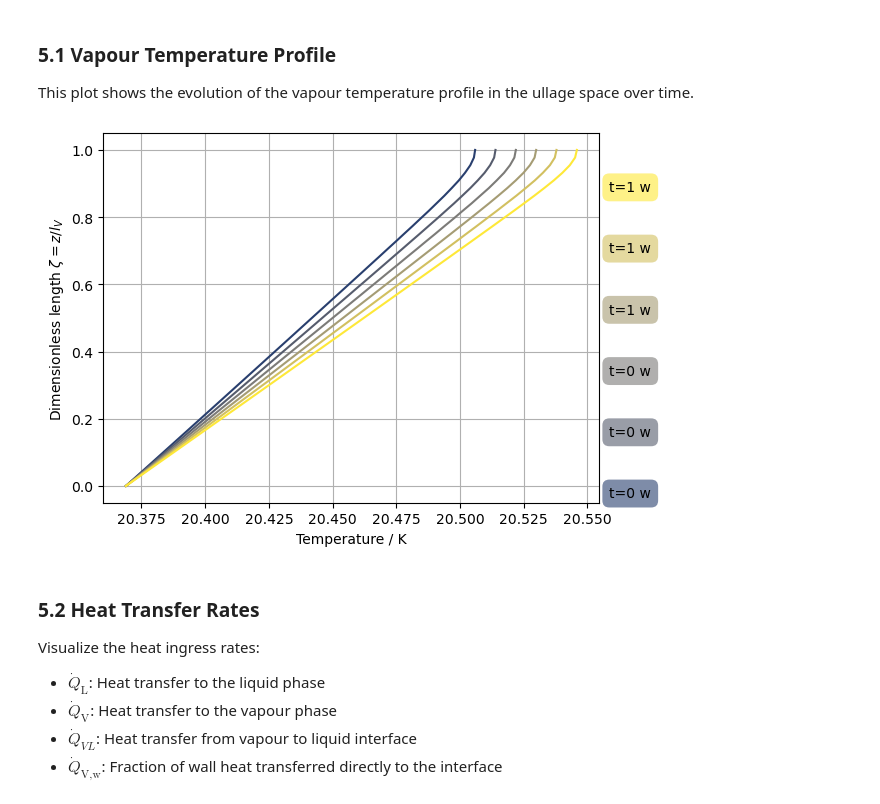
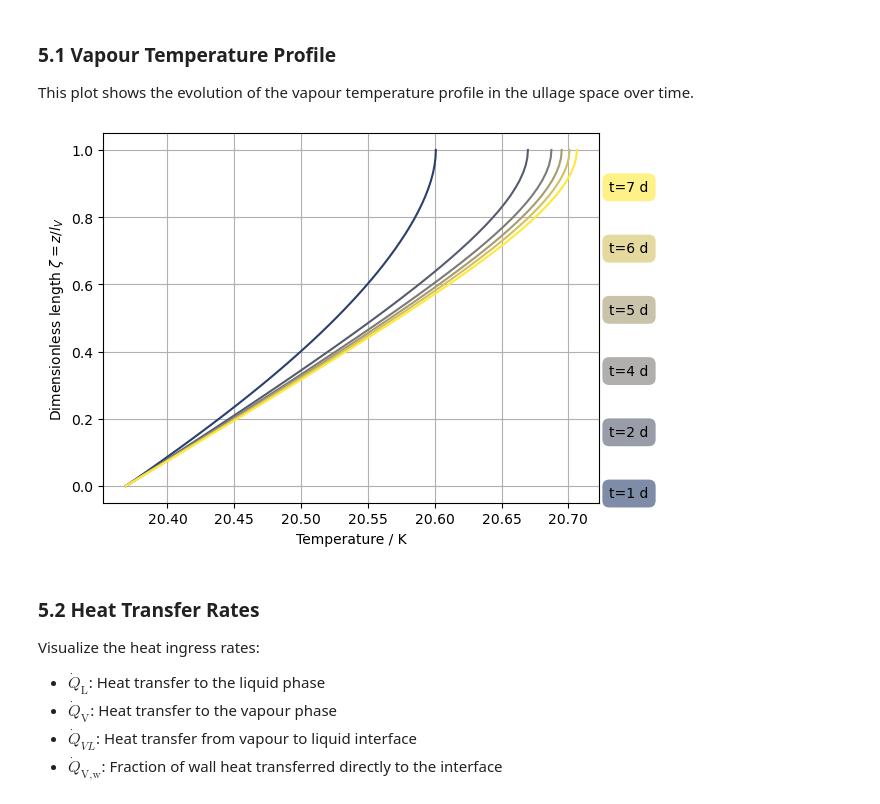
Before and after one commit to fdt-uc-chile/Workshop-CES-UoB-UC, a Jupyter notebook: notebooks/Case_1_LH2.ipynb, the cells around one changed output. Drawn from its saved outputs; the diff is of its cells as text; code cells hidden in the pictures.

```diff
--- a/notebooks/Case_1_LH2.ipynb
+++ b/notebooks/Case_1_LH2.ipynb
@@ -75,10 +75,10 @@ U_V = 0.012  # Vapour phase / W/(m²·K)
 
 # Heat ingress at roof and bottom
 Q_roof = 0         # Roof heat ingress / W
-Q_b    = 35000     # Bottom heat input to prevent ground freezing / W
+Q_b    = 0     # Bottom heat input to prevent ground freezing / W
 
 # Wall heat partitioning fraction (fraction of wall heat going to liquid)
-eta_w = 0.70
+eta_w = 0.8
 
 # ============================================
 # OPERATING CONDITIONS
@@ -187,9 +187,9 @@ The `Tank` class includes several built-in plotting methods to visualize the sim
 This plot shows the evolution of the vapour temperature profile in the ullage space over time.
 # %%
 # Plot vapour temperature profiles (t_unit='w' for weeks)
-large_tank.plot_tv(t_unit='w')
+large_tank.plot_tv(t_unit='d')
 # %% [output]
-[figure, old version]
+[figure, new version]
 # %% [markdown]
 ### 5.2 Heat Transfer Rates
 
```
Also changed, not shown: parts of 6 cells of this notebook, 12 other files.
